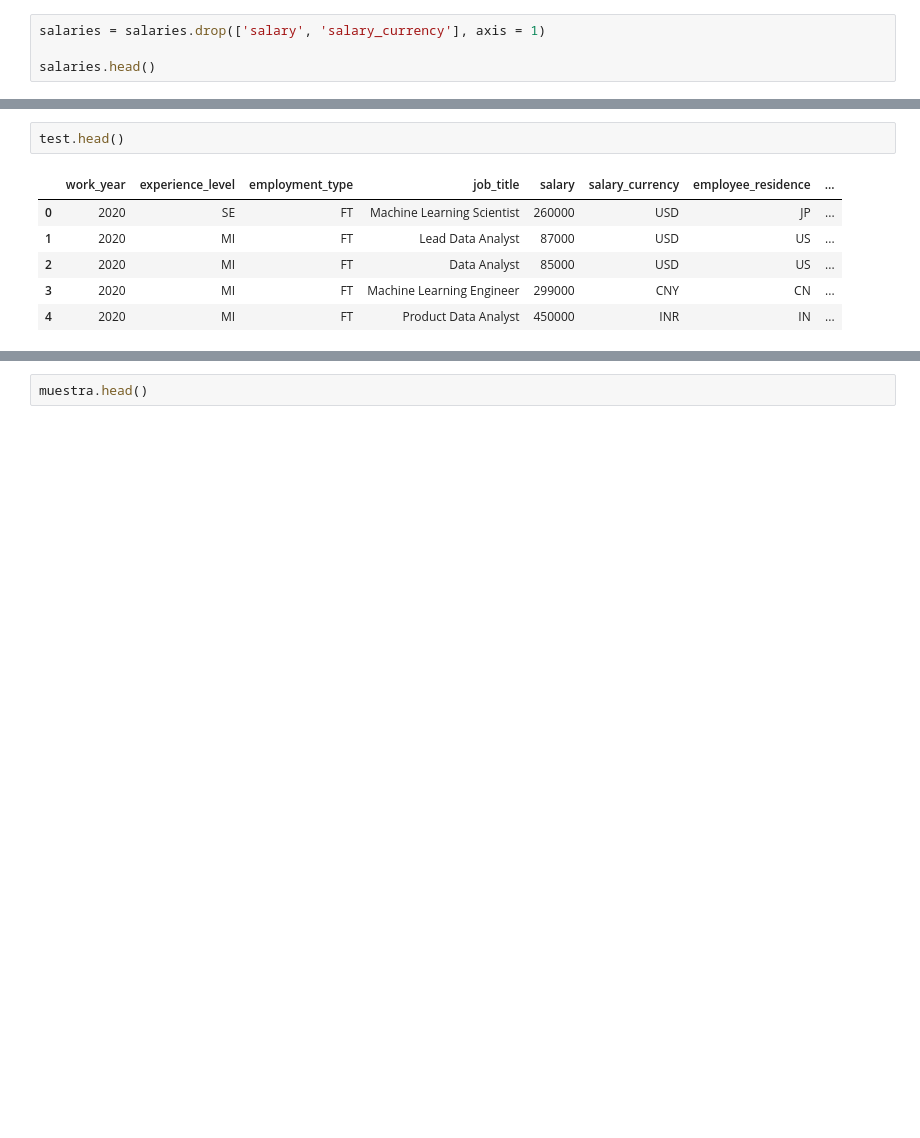
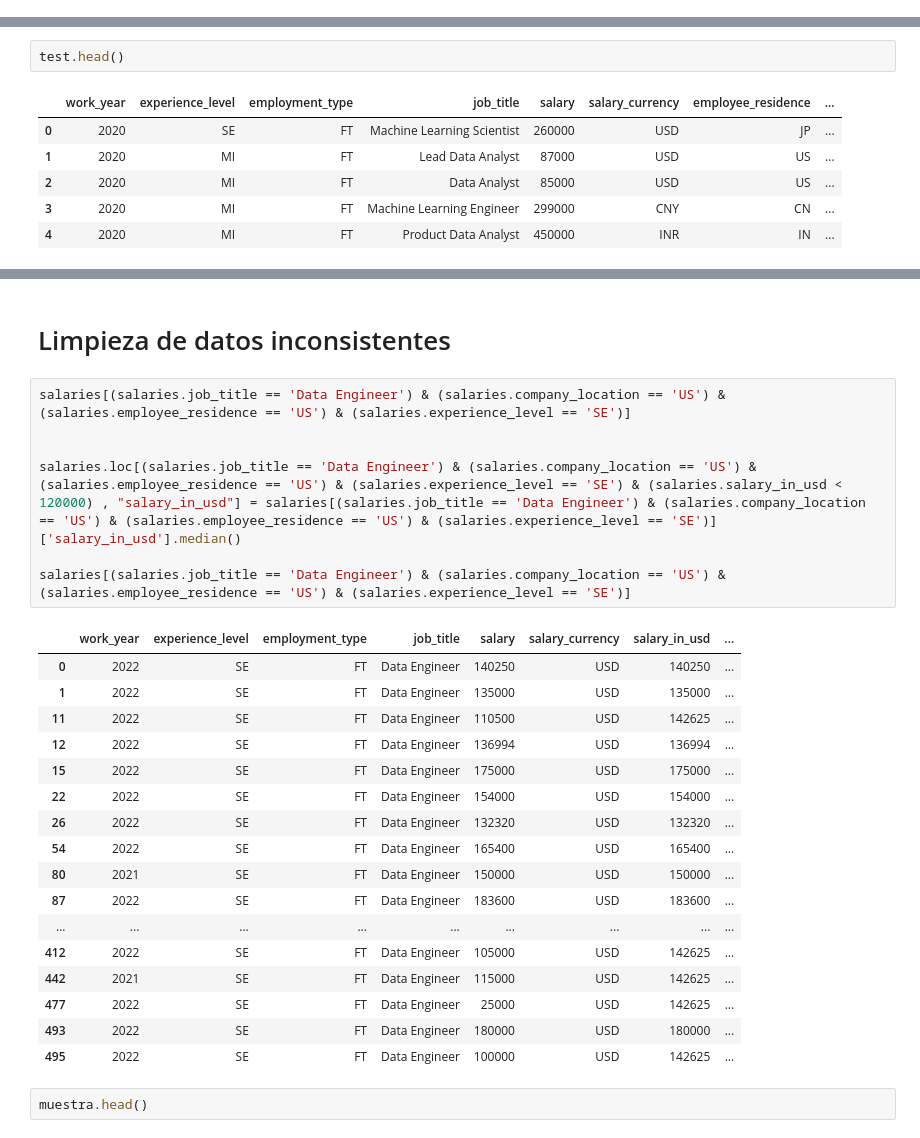
Before and after one commit to pombo7676/w6-Kaggle-Competition-Machine-Learning, a Jupyter notebook: MyCode/Main.ipynb, the cells around one changed output, grey strips where cells are left out. Cells and saved outputs as stored; diff of their text form; blank space fills up the shorter version.

```diff
--- a/MyCode/Main.ipynb
+++ b/MyCode/Main.ipynb
@@ -38,7 +43,3 @@ Index(['work_year', 'experience_level', 'employment_type', 'job_title',
        'salary', 'salary_currency', 'salary_in_usd', 'employee_residence',
        'remote_ratio', 'company_location', 'company_size'],
       dtype='object')
-# %%
-salaries = salaries.drop(['salary', 'salary_currency'], axis = 1)
-
-salaries.head()
@@ -72,3 +260,30 @@ test.head()
+# %% [markdown]
+# Limpieza de datos inconsistentes
+# %%
+salaries[(salaries.job_title == 'Data Engineer') & (salaries.company_location == 'US') & (salaries.employee_residence == 'US') & (salaries.experience_level == 'SE')]
+
+
+salaries.loc[(salaries.job_title == 'Data Engineer') & (salaries.company_location == 'US') & (salaries.employee_residence == 'US') & (salaries.experience_level == 'SE') & (salaries.salary_in_usd < 120000) , "salary_in_usd"] = salaries[(salaries.job_title == 'Data Engineer') & (salaries.company_location == 'US') & (salaries.employee_residence == 'US') & (salaries.experience_level == 'SE')]['salary_in_usd'].median()
+
+salaries[(salaries.job_title == 'Data Engineer') & (salaries.company_location == 'US') & (salaries.employee_residence == 'US') & (salaries.experience_level == 'SE')]
+# %% [output]
+|  | work_year | experience_level | employment_type | job_title | salary | salary_currency | salary_in_usd | ... |
+| 0 | 2022 | SE | FT | Data Engineer | 140250 | USD | 140250 | ... |
+| 1 | 2022 | SE | FT | Data Engineer | 135000 | USD | 135000 | ... |
+| 11 | 2022 | SE | FT | Data Engineer | 110500 | USD | 142625 | ... |
+| 12 | 2022 | SE | FT | Data Engineer | 136994 | USD | 136994 | ... |
+| 15 | 2022 | SE | FT | Data Engineer | 175000 | USD | 175000 | ... |
+| 22 | 2022 | SE | FT | Data Engineer | 154000 | USD | 154000 | ... |
+| 26 | 2022 | SE | FT | Data Engineer | 132320 | USD | 132320 | ... |
+| 54 | 2022 | SE | FT | Data Engineer | 165400 | USD | 165400 | ... |
+| 80 | 2021 | SE | FT | Data Engineer | 150000 | USD | 150000 | ... |
+| 87 | 2022 | SE | FT | Data Engineer | 183600 | USD | 183600 | ... |
+| ... | ... | ... | ... | ... | ... | ... | ... | ... |
+| 412 | 2022 | SE | FT | Data Engineer | 105000 | USD | 142625 | ... |
+| 442 | 2021 | SE | FT | Data Engineer | 115000 | USD | 142625 | ... |
+| 477 | 2022 | SE | FT | Data Engineer | 25000 | USD | 142625 | ... |
+| 493 | 2022 | SE | FT | Data Engineer | 180000 | USD | 180000 | ... |
+| 495 | 2022 | SE | FT | Data Engineer | 100000 | USD | 142625 | ... |
 # %%
 muestra.head()
 # %% [output]
```
Also changed, not shown: parts of 61 cells of this notebook, 3 other files.
